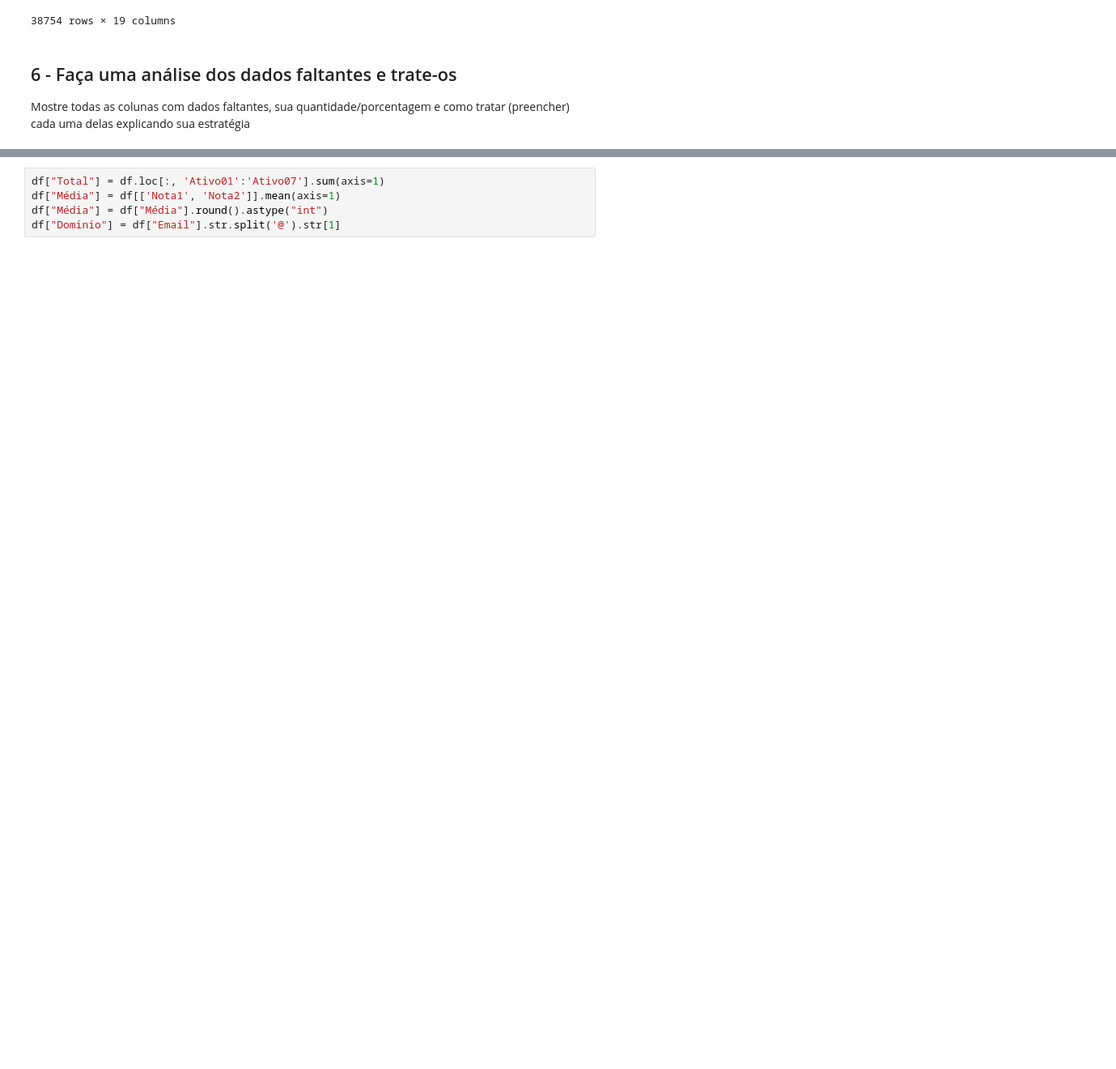
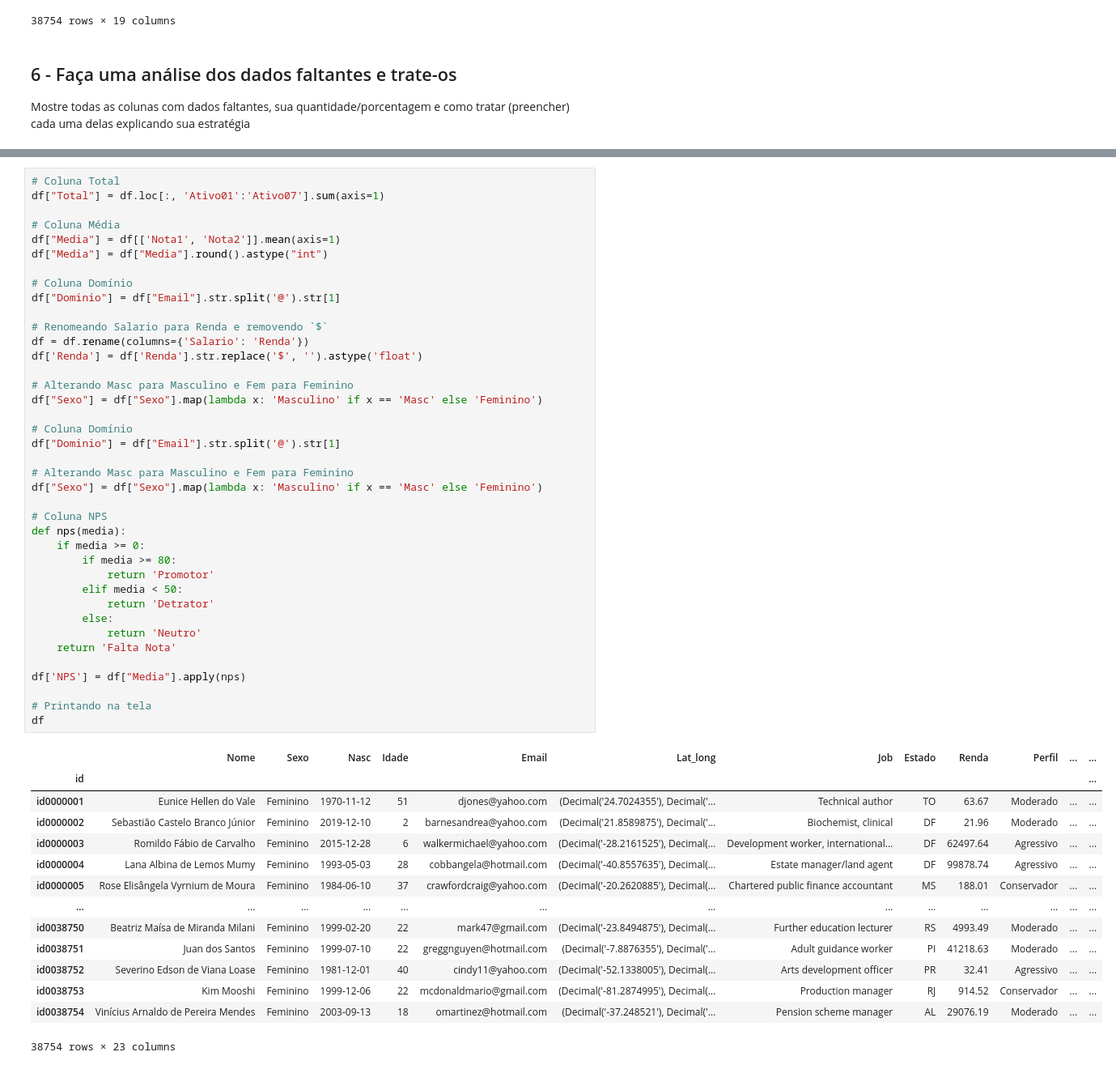
Before and after one commit to vitorccmanso/Projeto-EDA, a Jupyter notebook: Proj 1 - pandas - notebook.ipynb, the cells around one changed output, grey strips where cells are left out. Shown at 81% size. Drawn from its saved outputs; the diff is of its cells as text; blank space fills up the shorter version.

Commit message:
Formatação de algumas células e adicionado um gráfico para NPS

```diff
--- a/Proj 1 - pandas - notebook.ipynb
+++ b/Proj 1 - pandas - notebook.ipynb
@@ -258,7 +261,56 @@ dtype: bool
 - Transformar os dados da coluna Media em inteiro
 - Criar coluna "NPS" onde o investidor é promotor se a média das notas é maior igual a 80, neutro se a média estiver entre 50 e 80, e detrator se for abaixo de 50
 # %%
+# Coluna Total
 df["Total"] = df.loc[:, 'Ativo01':'Ativo07'].sum(axis=1)
-df["Média"] = df[['Nota1', 'Nota2']].mean(axis=1)
-df["Média"] = df["Média"].round().astype("int")
+
+# Coluna Média
+df["Media"] = df[['Nota1', 'Nota2']].mean(axis=1)
+df["Media"] = df["Media"].round().astype("int")
+
+# Coluna Domínio
 df["Dominio"] = df["Email"].str.split('@').str[1]
+
+# Renomeando Salario para Renda e removendo `$`
+df = df.rename(columns={'Salario': 'Renda'})
+df['Renda'] = df['Renda'].str.replace('$', '').astype('float')
+
+# Alterando Masc para Masculino e Fem para Feminino
+df["Sexo"] = df["Sexo"].map(lambda x: 'Masculino' if x == 'Masc' else 'Feminino')
+
+# Coluna Domínio
+df["Dominio"] = df["Email"].str.split('@').str[1]
+
+# Alterando Masc para Masculino e Fem para Feminino
+df["Sexo"] = df["Sexo"].map(lambda x: 'Masculino' if x == 'Masc' else 'Feminino')
+
+# Coluna NPS
+def nps(media):
+    if media >= 0:
+        if media >= 80:
+            return 'Promotor'
+        elif media < 50:
+            return 'Detrator'
+        else:
+            return 'Neutro'
+    return 'Falta Nota'
+
+df['NPS'] = df["Media"].apply(nps)
+
+# Printando na tela
+df
+# %% [output]
+|  | Nome | Sexo | Nasc | Idade | Email | Lat_long | Job | Estado | Renda | Perfil | ... | ... |
+| id |  |  |  |  |  |  |  |  |  |  |  | ... |
+| id0000001 | Eunice Hellen do Vale | Feminino | 1970-11-12 | 51 | djones@yahoo.com | (Decimal('24.7024355'), Decimal('... | Technical author | TO | 63.67 | Moderado | ... | ... |
+| id0000002 | Sebastião Castelo Branco Júnior | Feminino | 2019-12-10 | 2 | barnesandrea@yahoo.com | (Decimal('21.8589875'), Decimal('... | Biochemist, clinical | DF | 21.96 | Moderado | ... | ... |
+| id0000003 | Romildo Fábio de Carvalho | Feminino | 2015-12-28 | 6 | walkermichael@yahoo.com | (Decimal('-28.2161525'), Decimal(... | Development worker, international... | DF | 62497.64 | Agressivo | ... | ... |
+| id0000004 | Lana Albina de Lemos Mumy | Feminino | 1993-05-03 | 28 | cobbangela@hotmail.com | (Decimal('-40.8557635'), Decimal(... | Estate manager/land agent | DF | 99878.74 | Agressivo | ... | ... |
+| id0000005 | Rose Elisângela Vyrnium de Moura | Feminino | 1984-06-10 | 37 | crawfordcraig@yahoo.com | (Decimal('-20.2620885'), Decimal(... | Chartered public finance accountant | MS | 188.01 | Conservador | ... | ... |
+| ... | ... | ... | ... | ... | ... | ... | ... | ... | ... | ... | ... | ... |
+| id0038750 | Beatriz Maísa de Miranda Milani | Feminino | 1999-02-20 | 22 | mark47@gmail.com | (Decimal('-23.8494875'), Decimal(... | Further education lecturer | RS | 4993.49 | Moderado | ... | ... |
+| id0038751 | Juan dos Santos | Feminino | 1999-07-10 | 22 | greggnguyen@hotmail.com | (Decimal('-7.8876355'), Decimal('... | Adult guidance worker | PI | 41218.63 | Moderado | ... | ... |
+| id0038752 | Severino Edson de Viana Loase | Feminino | 1981-12-01 | 40 | cindy11@yahoo.com | (Decimal('-52.1338005'), Decimal(... | Arts development officer | PR | 32.41 | Agressivo | ... | ... |
+| id0038753 | Kim Mooshi | Feminino | 1999-12-06 | 22 | mcdonaldmario@gmail.com | (Decimal('-81.2874995'), Decimal(... | Production manager | RJ | 914.52 | Conservador | ... | ... |
+| id0038754 | Vinícius Arnaldo de Pereira Mendes | Feminino | 2003-09-13 | 18 | omartinez@hotmail.com | (Decimal('-37.248521'), Decimal('... | Pension scheme manager | AL | 29076.19 | Moderado | ... | ... |
+38754 rows × 23 columns
```
Also changed, not shown: parts of 7 cells of this notebook.
